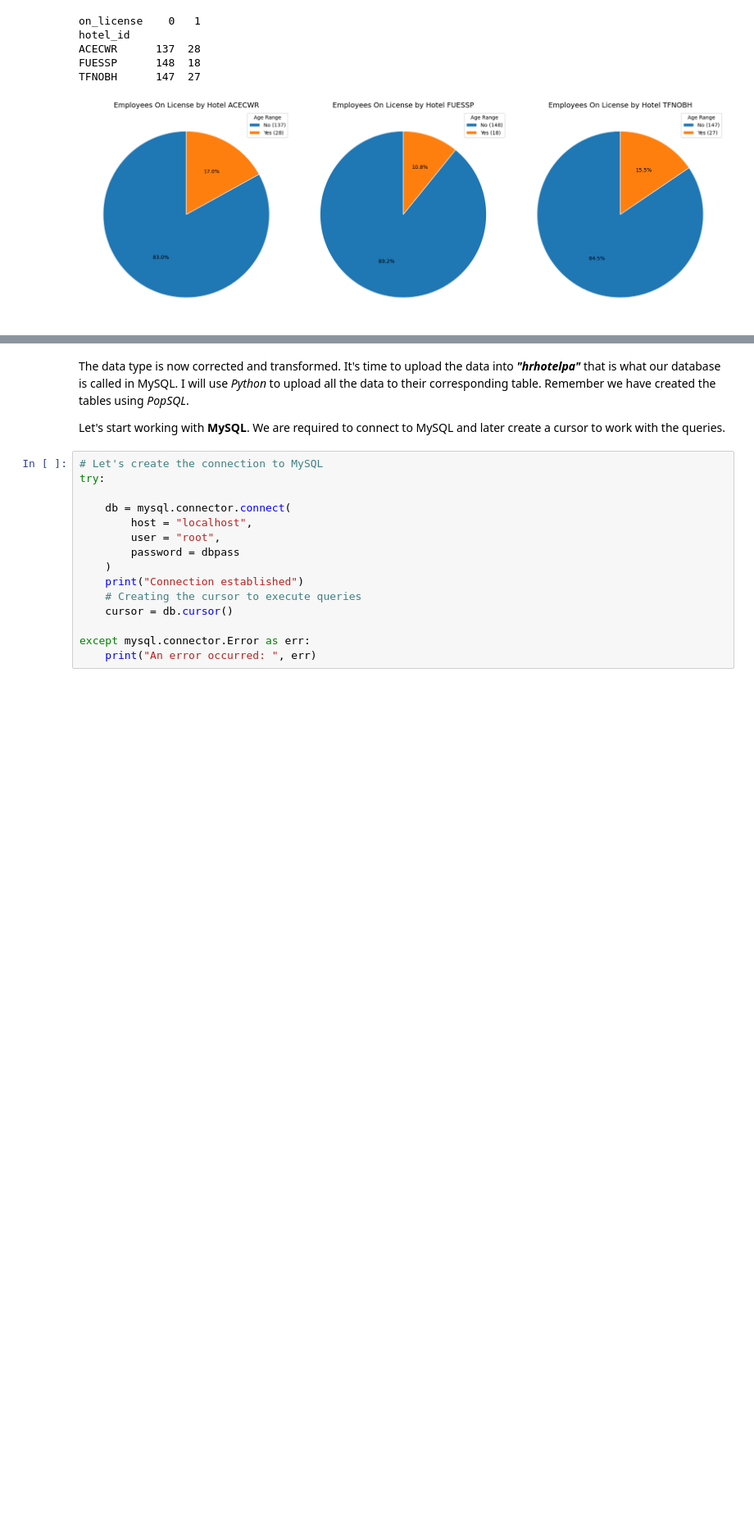
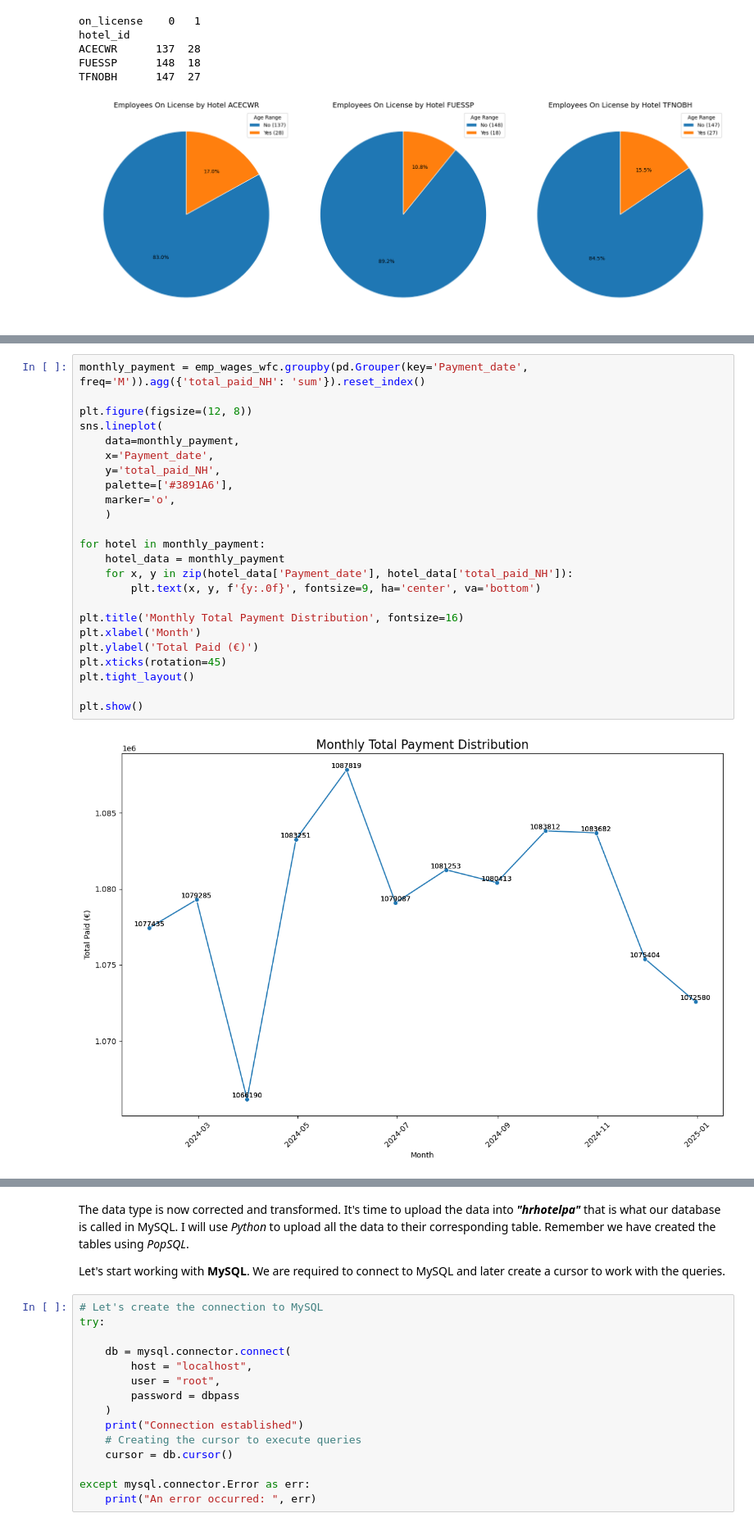
Before and after one commit to nachogalasso/da_python, a Jupyter notebook: hotel_hranalytics/hhanalysis.ipynb, the cells around one changed output, grey strips where cells are left out. Shown at 82% size. Cells and saved outputs as stored; diff of their text form; blank space fills up the shorter version.

```diff
--- a/hotel_hranalytics/hhanalysis.ipynb
+++ b/hotel_hranalytics/hhanalysis.ipynb
@@ -568,0 +687,26 @@ print('Number of missing values: ', new_missing_values)
+# %%
+monthly_payment = emp_wages_wfc.groupby(pd.Grouper(key='Payment_date', freq='M')).agg({'total_paid_NH': 'sum'}).reset_index()
+
+plt.figure(figsize=(12, 8))
+sns.lineplot(
+    data=monthly_payment,
+    x='Payment_date',
+    y='total_paid_NH',
+    palette=['#3891A6'],
+    marker='o',
+    )
+
+for hotel in monthly_payment:
+    hotel_data = monthly_payment
+    for x, y in zip(hotel_data['Payment_date'], hotel_data['total_paid_NH']):
+        plt.text(x, y, f'{y:.0f}', fontsize=9, ha='center', va='bottom')
+
+plt.title('Monthly Total Payment Distribution', fontsize=16)
+plt.xlabel('Month')
+plt.ylabel('Total Paid (€)')
+plt.xticks(rotation=45)
+plt.tight_layout()
+
+plt.show()
+# %% [output]
+[figure, added]
```
Also changed, not shown: parts of 10 cells of this notebook.
